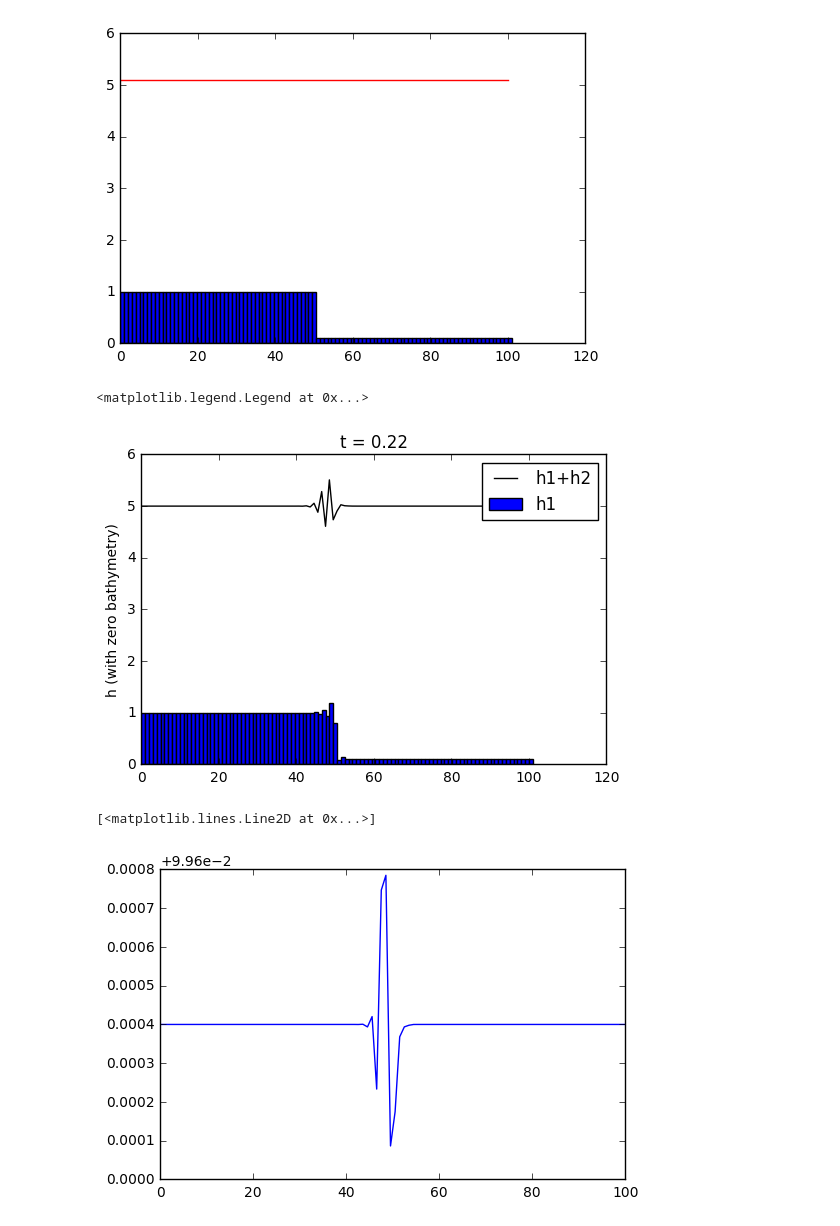
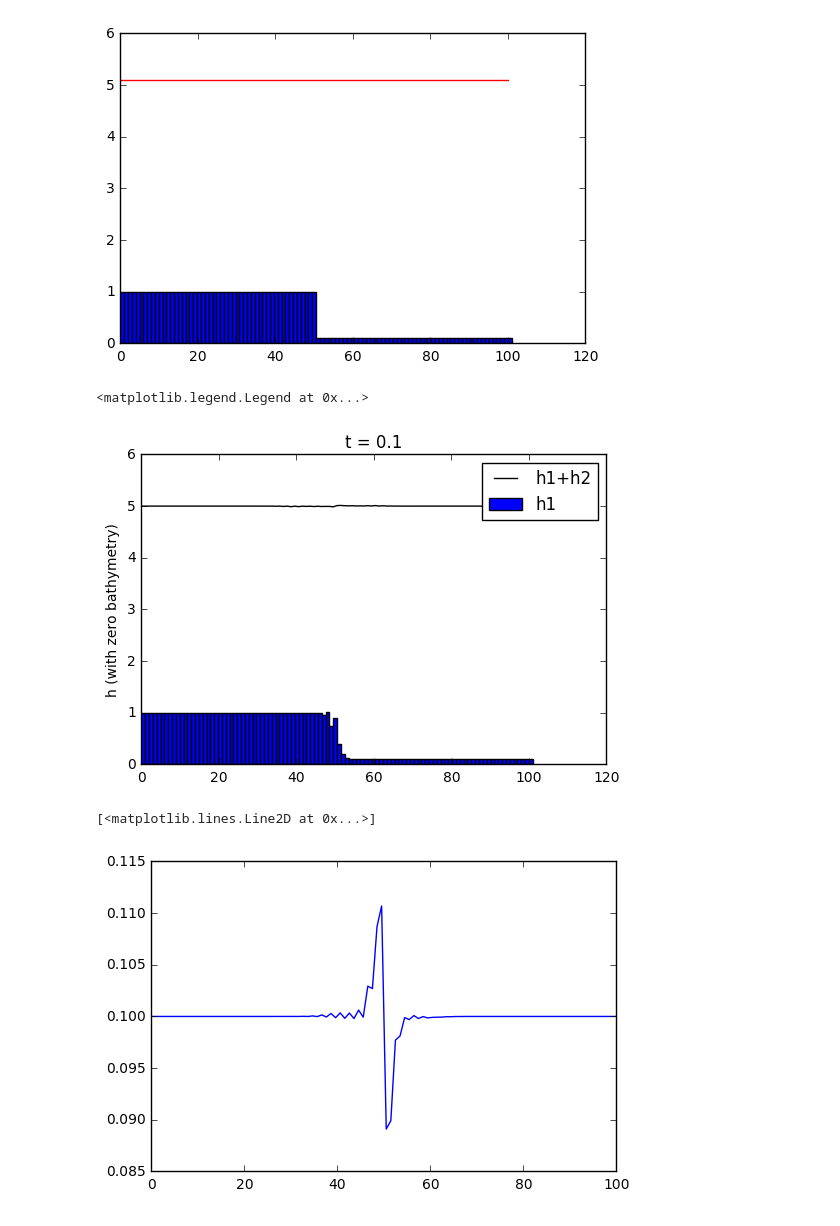
Before and after one commit to Ray950611/Riemann, a Jupyter notebook: buffer_riemann.ipynb, the cells around one changed output. Cells and saved outputs as stored; diff of their text form; code cells hidden in the pictures.

```diff
--- a/buffer_riemann.ipynb
+++ b/buffer_riemann.ipynb
@@ -6,6 +6,7 @@ from matplotlib import pyplot as plt
 #parameter settings
 rho_2 = 0.9
 rho_1 = 1.0
+g=9.8
 #space discretization
 n=100
 L = 100.0
@@ -47,12 +48,12 @@ def F_F(H_1,H_2,H_m,M_1,M_2,M_m,n):
         H_1_new[i] = H_1[i+1] - dt*(M_1[i+2]-M_1[i+1])/dx
         H_2_new[i] = H_2[i+1] - dt*(M_2[i+2]-M_2[i+1])/dx
         M_1_new[i] = M_1[i+1] - dt*(r*g*H_1[i+1]*(H_2[i+2]-H_2[i+1]) - g*H_1[i+1]*(B[i+2]-B[i+1]) - g*0.5*(1+r)*H_1[i+1]*(H_m[i+2]-H_m[i+1]))/dx
-        M_1_new[i] -= dt*(f1(H_1[i+2],M_1[i+2])+g*0.5*H_1[i+2]**2-f1(H_1[i+1],M_1[i+1])-g*0.5*H_1[i+1]**2)/dx
+        M_1_new[i] -= dt*(f1(H_1[i+2],M_1[i+2])-f1(H_1[i+1],M_1[i+1])+g*H_1[i+1]*(H_1[i+2]-H_1[i+1]))/dx
         M_2_new[i] = M_2[i+1] - dt*(g*H_2[i+1]*(H_1[i+2]+H_m[i+2]-H_m[i+1]-H_1[i+1])/dx + g*H_2[i+1]*(B[i+2]-B[i+1])/dx)
-        M_2_new[i] -= dt*(f1(H_2[i+2],M_2[i+2])+g*0.5*H_2[i+2]**2-f1(H_2[i+1],M_2[i+1])-g*0.5*H_2[i+1]**2)/dx
+        M_2_new[i] -= dt*(f1(H_2[i+2],M_2[i+2])-f1(H_2[i+1],M_2[i+1])+g*H_2[i+1]*(H_2[i+2]-H_2[i+1]))/dx
 
         M_m_new[i] = M_m[i+1] - dt*H_m[i+1]*g*((B[i+2]-B[i+1])-r*2*(H_2[i+2]-H_2[i+1])/(1+r)-(H_1[i+2]-H_1[i+1]))/dx
-        M_m_new[i] -= dt*(f1(H_m[i+2],M_m[i+2])+g*0.5*H_m[i+2]**2-f1(H_m[i+1],M_m[i+1])-g*0.5*H_m[i+1]**2)/dx
+        M_m_new[i] -= dt*(f1(H_m[i+2],M_m[i+2])-f1(H_m[i+1],M_m[i+1])+g*H_m[i+1]*(H_m[i+2]-H_m[i+1]))/dx
         H_m_new[i] = H_m[i+1] - dt*(M_m[i+2]-M_m[i+1])/dx
 
         #if H_1_new[i]<0:
@@ -81,6 +82,7 @@ def F_F(H_1,H_2,H_m,M_1,M_2,M_m,n):
 # %%
 #the following function takes one forward step in time using the Euler centered difference method
 def F_C2(H_1,H_2,H_m,M_1,M_2,M_m,n):
+
     H_1_new = np.zeros(n)
     H_2_new = np.zeros(n)
     H_m_new = np.zeros(n)
@@ -92,12 +94,12 @@ def F_C2(H_1,H_2,H_m,M_1,M_2,M_m,n):
         H_1_new[i] = H_1[i+1] - dt*(M_1[i+2]-M_1[i])*0.5/dx
         H_2_new[i] = H_2[i+1] - dt*(M_2[i+2]-M_2[i])*0.5/dx
         M_1_new[i] = M_1[i+1] - dt*(r*g*H_1[i+1]*(H_2[i+2]-H_2[i]) - g*H_1[i+1]*(B[i+2]-B[i]) - g*0.5*(1+r)*H_1[i+1]*(H_m[i+2]-H_m[i]))*0.5/dx
-        M_1_new[i] -= dt*(f1(H_1[i+2],M_1[i+2])+g*0.5*H_1[i+2]**2-f1(H_1[i],M_1[i])-g*0.5*H_1[i]**2)*0.5/dx
+        M_1_new[i] -= dt*(f1(H_1[i+2],M_1[i+2])-f1(H_1[i],M_1[i])+g*H_1[i+1]*(H_1[i+2]-H_1[i]))*0.5/dx
         M_2_new[i] = M_2[i+1] - dt*(g*H_2[i+1]*(H_1[i+2]+H_m[i+2]-H_m[i]-H_1[i])*0.5/dx + g*H_2[i+1]*(B[i+2]-B[i])*0.5/dx)
-        M_2_new[i] -= dt*(f1(H_2[i+2],M_2[i+2])+g*0.5*H_2[i+2]**2-f1(H_2[i],M_2[i])-g*0.5*H_2[i]**2)*0.5/dx
+        M_2_new[i] -= dt*(f1(H_2[i+2],M_2[i+2])-f1(H_2[i],M_2[i])+g*H_2[i+1]*(H_2[i+2]-H_2[i]))*0.5/dx
         H_m_new[i] = H_m[i+1] - dt*(M_m[i+2]-M_m[i])*0.5/dx
         M_m_new[i] = M_m[i+1] - dt*H_m[i+1]*g*((B[i+2]-B[i])-r*2*(H_2[i+2]-H_2[i])/(1+r)-(H_1[i+2]-H_1[i]))*0.5/dx
-        M_m_new[i] -= dt*(f1(H_m[i+2],M_m[i+2])+g*0.5*H_m[i+2]**2-f1(H_m[i],M_m[i])-g*0.5*H_m[i]**2)*0.5/dx
+        M_m_new[i] -= dt*(f1(H_m[i+2],M_m[i+2])-f1(H_m[i],M_m[i])+g*H_m[i+1]*(H_m[i+2]-H_m[i]))*0.5/dx
         #if H_1_new[i]<0:
             #H_m_new[i] += H_1_new[i]
             #H_1_new[i] =0
@@ -124,6 +126,7 @@ def F_C2(H_1,H_2,H_m,M_1,M_2,M_m,n):
 # %%
 #the following function takes one forward step in time using the Euler backward difference method
 def F_B(H_1,H_2,H_m,M_1,M_2,M_m,n):
+
     H_1_new = np.zeros(n)
     H_2_new = np.zeros(n)
     H_m_new = np.zeros(n)
@@ -138,13 +141,13 @@ def F_B(H_1,H_2,H_m,M_1,M_2,M_m,n):
 
         M_1_new[i] = M_1[i+1] - dt*(r*g*H_1[i+1]*(H_2[i+1]-H_2[i]) - g*H_1[i+1]*(B[i+1]-B[i]) -
                                     g*0.5*(1+r)*H_1[i+1]*(H_m[i+1]-H_m[i]))/dx
-        M_1_new[i] -= dt*(f1(H_1[i+1],M_1[i+1])+g*0.5*H_1[i+1]**2-f1(H_1[i],M_1[i])-g*0.5*H_1[i]**2)/dx
+        M_1_new[i] -= dt*(f1(H_1[i+1],M_1[i+1])-f1(H_1[i],M_1[i])+g*H_1[i+1]*(H_1[i+1]-H_1[i]))/dx
         M_2_new[i] = M_2[i+1] - dt*(g*H_2[i+1]*(H_1[i+1]+H_m[i+1]-H_m[i]-H_1[i])/dx +
                                     g*H_2[i+1]*(B[i+1]-B[i])/dx)
-        M_2_new[i] -= dt*(f1(H_2[i+1],M_2[i+1])+g*0.5*H_2[i+1]**2-f1(H_2[i],M_2[i])-g*0.5*H_2[i]**2)/dx
+        M_2_new[i] -= dt*(f1(H_2[i+1],M_2[i+1])-f1(H_2[i],M_2[i])+g*H_2[i+1]*(H_2[i+1]-H_2[i]))/dx
 
         M_m_new[i] = M_m[i+1] - dt*H_m[i+1]*g*((B[i+1]-B[i])-r*2*(H_2[i+1]-H_2[i])/(1+r)-(H_1[i+1]-H_1[i]))/dx
-        M_m_new[i] -= dt*(f1(H_m[i+1],M_m[i+1])+g*0.5*H_m[i+1]**2-f1(H_m[i],M_m[i])-g*0.5*H_m[i]**2)/dx
+        M_m_new[i] -= dt*(f1(H_m[i+1],M_m[i+1])-f1(H_m[i],M_m[i])+g*H_m[i+1]*(H_m[i+1]-H_m[i]))/dx
         #if H_1_new[i]<0:
             #H_m_new[i] += H_1_new[i]
             #H_1_new[i] =0
@@ -171,39 +174,39 @@ def F_B(H_1,H_2,H_m,M_1,M_2,M_m,n):
 # %%
 #Test cell
 #pick dt small enough for the CFL condition
 dt = 0.0001
 #parameters
 g = 9.8
 r = rho_2/rho_1
 #xx = X[1:-1]
 #function used in calculation
 def f1(h,m):
     if h==0:
         return 0.0
     else:
         return m**2/h
 #uses three steps in each iteration where each method is employed once
 #this procedure improves solution behavior
-for t in range(2200):
+for t in range(500):
     H_1,H_2,H_m,M_1,M_2,M_m=F_F(H_1,H_2,H_m,M_1,M_2,M_m,n)
     H_1,H_2,H_m,M_1,M_2,M_m=F_C2(H_1,H_2,H_m,M_1,M_2,M_m,n)
-    #H_1,H_2,H_m,M_1,M_2,M_m=F_B(H_1,H_2,H_m,M_1,M_2,M_m,n)
+    H_1,H_2,H_m,M_1,M_2,M_m=F_B(H_1,H_2,H_m,M_1,M_2,M_m,n)
 
 #plot current status
 plt.bar(X,H_1+B,width=dx,color='b',label='h1')
 plt.plot(X,H_2+H_1+B,'k',label='h1+h2')
 plt.ylabel('h (with zero bathymetry)')
 plt.title('t = '+str((t+1)*2*dt))
 plt.legend()
 # %% [output]
 <matplotlib.legend.Legend at 0x...>
-[figure, old version]
+[figure, new version]
 # %%
 #buffer layer behavior
 plt.plot(X,H_m)
 # %% [output]
 [<matplotlib.lines.Line2D at 0x...>]
-[figure, old version]
+[figure, new version]
 # %%
 #check conservation of mass in two layers
 sum(H_1)
```
Also changed, not shown: parts of 3 cells of this notebook.
